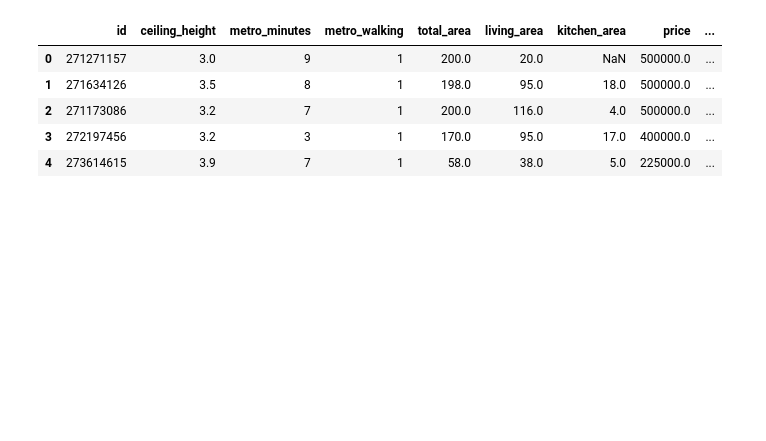
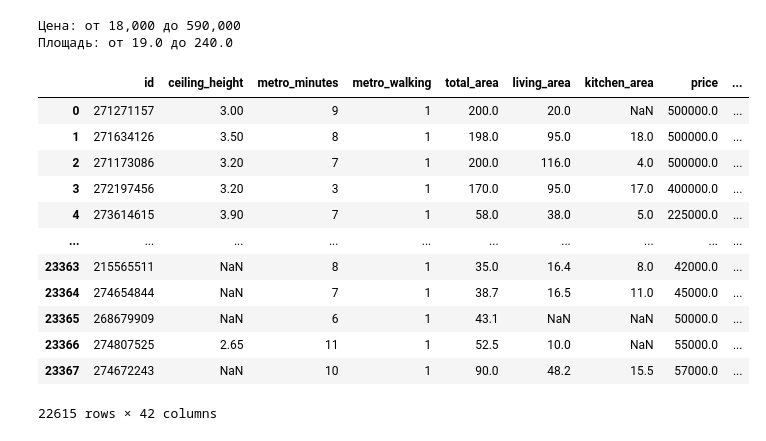
Before and after one commit to IvanScatana/final-project-sale-and-rental-of-estate, a Jupyter notebook: notebooks/bek/merge_part_1.ipynb, the cells around one changed output. Saved outputs shown, nothing was run; the diff lists cells and outputs as text; code cells hidden in the pictures; blank space fills up the shorter version.

```diff
--- a/notebooks/bek/merge_part_1.ipynb
+++ b/notebooks/bek/merge_part_1.ipynb
@@ -8,16 +8,36 @@ df2 = pd.read_csv("../../tmp_data/vanya_processed_part_1.csv")
 # %%
 merged_df = pd.merge(df1, df2, on='id', how='inner')
 
-mask = (merged_df['price'] <= 1_600_000) & (merged_df['total_area'] <= 450)
+price_p1 = merged_df['price'].quantile(0.01)
+price_p99 = merged_df['price'].quantile(0.99)
+area_p1 = merged_df['total_area'].quantile(0.01)
+area_p99 = merged_df['total_area'].quantile(0.99)
+
+print(f"Цена: от {price_p1:,.0f} до {price_p99:,.0f}")
+print(f"Площадь: от {area_p1:.1f} до {area_p99:.1f}")
+
+mask = (
+    (merged_df['price'] >= price_p1) & (merged_df['price'] <= price_p99) &
+    (merged_df['total_area'] >= area_p1) & (merged_df['total_area'] <= area_p99)
+)
 merged_df = merged_df[mask]
 
 merged_df.to_csv('../../tmp_data/merged_part_1.csv', index=False)
 
-merged_df.head()
+merged_df
 # %% [output]
+Цена: от 18,000 до 590,000
+Площадь: от 19.0 до 240.0
 |  | id | ceiling_height | metro_minutes | metro_walking | total_area | living_area | kitchen_area | price | ... |
-| 0 | 271271157 | 3.0 | 9 | 1 | 200.0 | 20.0 | NaN | 500000.0 | ... |
-| 1 | 271634126 | 3.5 | 8 | 1 | 198.0 | 95.0 | 18.0 | 500000.0 | ... |
-| 2 | 271173086 | 3.2 | 7 | 1 | 200.0 | 116.0 | 4.0 | 500000.0 | ... |
-| 3 | 272197456 | 3.2 | 3 | 1 | 170.0 | 95.0 | 17.0 | 400000.0 | ... |
-| 4 | 273614615 | 3.9 | 7 | 1 | 58.0 | 38.0 | 5.0 | 225000.0 | ... |
+| 0 | 271271157 | 3.00 | 9 | 1 | 200.0 | 20.0 | NaN | 500000.0 | ... |
+| 1 | 271634126 | 3.50 | 8 | 1 | 198.0 | 95.0 | 18.0 | 500000.0 | ... |
+| 2 | 271173086 | 3.20 | 7 | 1 | 200.0 | 116.0 | 4.0 | 500000.0 | ... |
+| 3 | 272197456 | 3.20 | 3 | 1 | 170.0 | 95.0 | 17.0 | 400000.0 | ... |
+| 4 | 273614615 | 3.90 | 7 | 1 | 58.0 | 38.0 | 5.0 | 225000.0 | ... |
+| ... | ... | ... | ... | ... | ... | ... | ... | ... | ... |
+| 23363 | 215565511 | NaN | 8 | 1 | 35.0 | 16.4 | 8.0 | 42000.0 | ... |
+| 23364 | 274654844 | NaN | 7 | 1 | 38.7 | 16.5 | 11.0 | 45000.0 | ... |
+| 23365 | 268679909 | NaN | 6 | 1 | 43.1 | NaN | NaN | 50000.0 | ... |
+| 23366 | 274807525 | 2.65 | 11 | 1 | 52.5 | 10.0 | NaN | 55000.0 | ... |
+| 23367 | 274672243 | NaN | 10 | 1 | 90.0 | 48.2 | 15.5 | 57000.0 | ... |
+22615 rows × 42 columns
```
Also changed, not shown: 2 other files.
